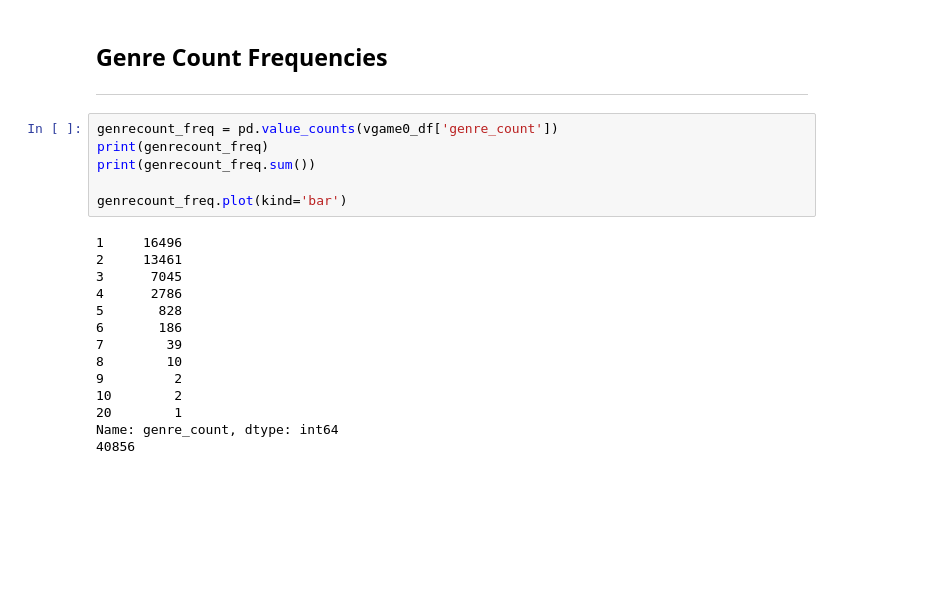
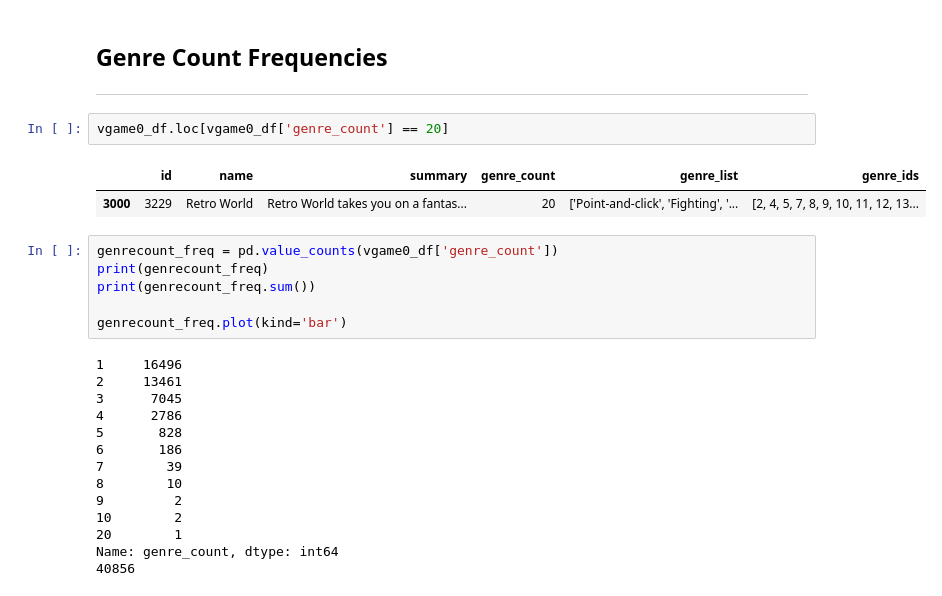
Before and after one commit to melzarjanchico-up/sp_multilabel_vggtc, a Jupyter notebook: exploratory_data_analysis/eda.ipynb, the cells around one changed output. Saved outputs shown, nothing was run; the diff lists cells and outputs as text; blank space fills up the shorter version.

```diff
--- a/exploratory_data_analysis/eda.ipynb
+++ b/exploratory_data_analysis/eda.ipynb
@@ -31,6 +31,11 @@ vgame0_df.head(10)
 # %% [markdown]
 ## Genre Count Frequencies
 ---
+# %%
+vgame0_df.loc[vgame0_df['genre_count'] == 20]
+# %% [output]
+|  | id | name | summary | genre_count | genre_list | genre_ids |
+| 3000 | 3229 | Retro World | Retro World takes you on a fantas... | 20 | ['Point-and-click', 'Fighting', '... | [2, 4, 5, 7, 8, 9, 10, 11, 12, 13... |
 # %%
 genrecount_freq = pd.value_counts(vgame0_df['genre_count'])
 print(genrecount_freq)
```
Also changed, not shown: 6 other files.
